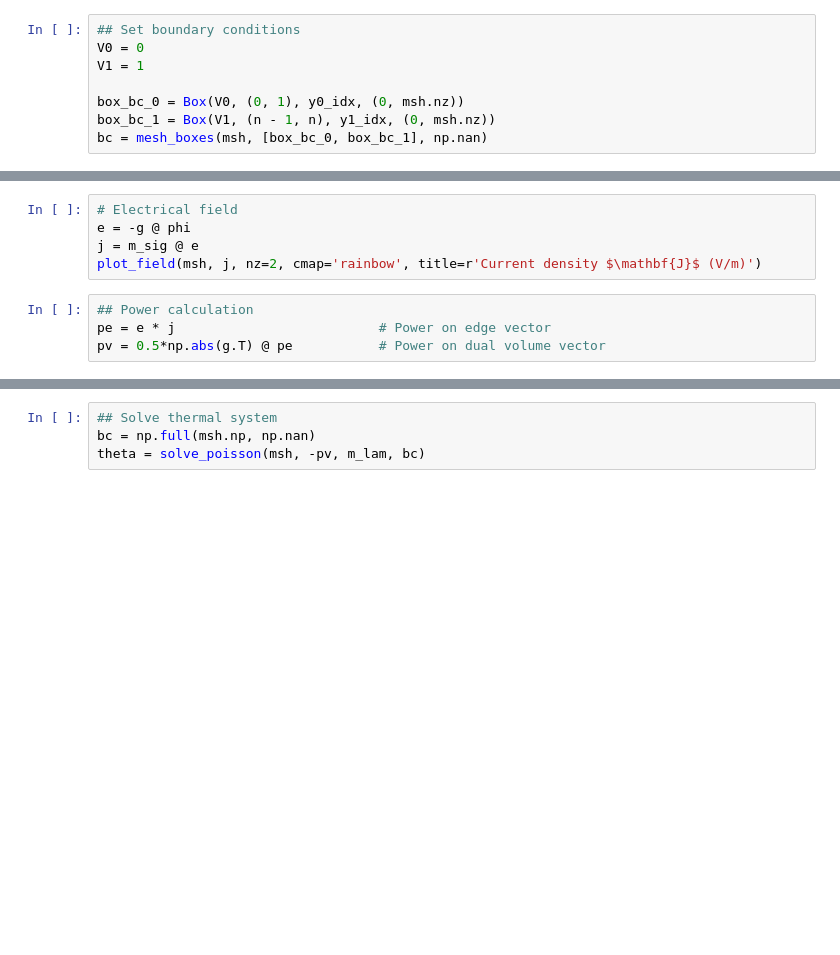
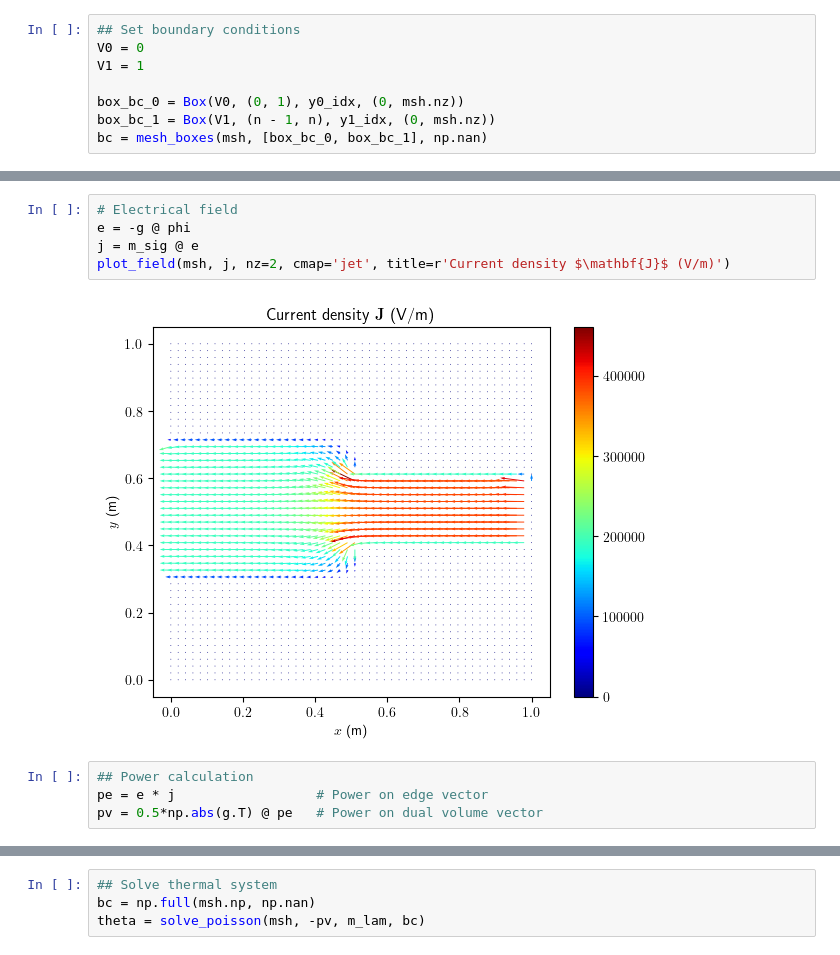
Before and after one commit to Devoev/multiphysics, a Jupyter notebook: main.ipynb, the cells around one changed output, grey strips where cells are left out. Saved outputs shown, nothing was run; the diff lists cells and outputs as text; blank space fills up the shorter version.

```diff
--- a/main.ipynb
+++ b/main.ipynb
@@ -74,11 +71,13 @@ plot_pot(msh, phi, nz=2, levels=n, cmap='rainbow', title='Electric potential $\p
 # %%
 # Electrical field
 e = -g @ phi
 j = m_sig @ e
-plot_field(msh, j, nz=2, cmap='rainbow', title=r'Current density $\mathbf{J}$ (V/m)')
+plot_field(msh, j, nz=2, cmap='jet', title=r'Current density $\mathbf{J}$ (V/m)')
+# %% [output]
+[figure, added]
 # %%
 ## Power calculation
-pe = e * j                          # Power on edge vector
-pv = 0.5*np.abs(g.T) @ pe           # Power on dual volume vector
+pe = e * j                  # Power on edge vector
+pv = 0.5*np.abs(g.T) @ pe   # Power on dual volume vector
 # %%
 ## Plot power
```
Also changed, not shown: parts of 6 cells of this notebook.
